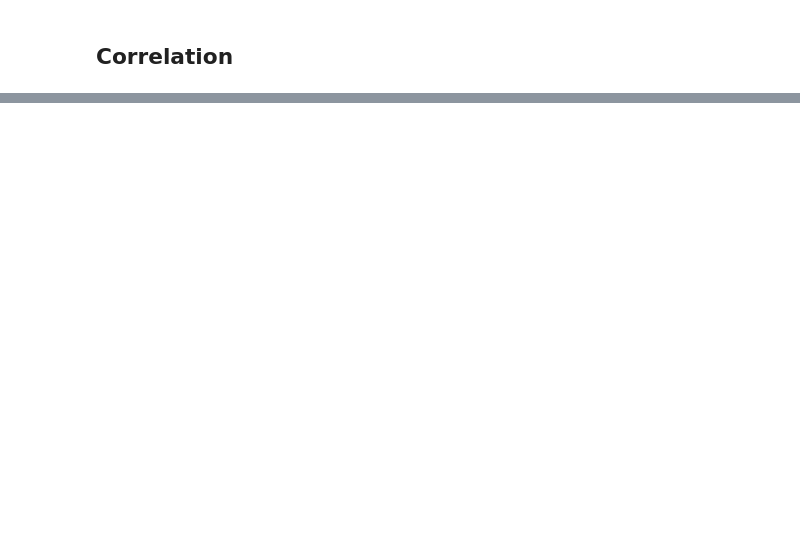
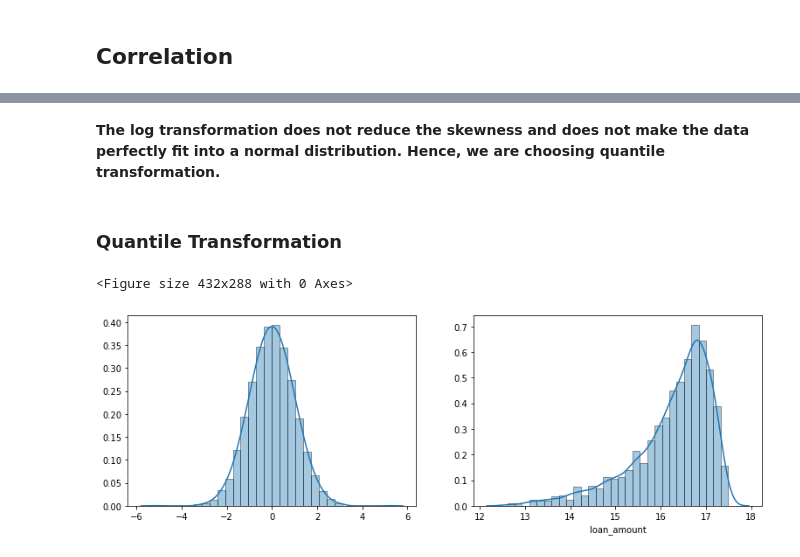
Before and after one commit to landonpadg/Team-3-Loan-Predictions, a Jupyter notebook: LoanApprovalPrediction_FinalProject.ipynb, the cells around one changed output, grey strips where cells are left out. Drawn from its saved outputs; the diff is of its cells as text; code cells hidden in the pictures; blank space fills up the shorter version.

```diff
--- a/LoanApprovalPrediction_FinalProject.ipynb
+++ b/LoanApprovalPrediction_FinalProject.ipynb
@@ -208,0 +275,20 @@ plt.show()
+# %% [markdown]
+**The log transformation does not reduce the skewness and does not make the data perfectly fit into a normal distribution. Hence, we are choosing quantile transformation.**
+# %% [markdown]
+### Quantile Transformation
+# %%
+# Quantile Transformation
+quantile = QuantileTransformer(output_distribution='normal')
+loan_df['transformed_total_assets'] = quantile.fit_transform(loan_df['total_assets'].values.reshape(-1, 1))
+
+loan_df['transformed_loan_amount'] = quantile.fit_transform(loan_df['loan_amount'].values.reshape(-1, 1))
+
+plt.figure()
+fig, axes = plt.subplots(1, 2, figsize=(13, 4))
+sns.distplot(a=data_transformed, bins=30, hist_kws={"edgecolor": 'black'}, ax=axes[0])
+sns.distplot(a=transformed_loan_amount, bins=30, hist_kws={"edgecolor": 'black'}, ax=axes[1])
+
+plt.show()
+# %% [output]
+<Figure size 432x288 with 0 Axes>
+[figure, added]
```
Also changed, not shown: parts of 25 cells of this notebook.
